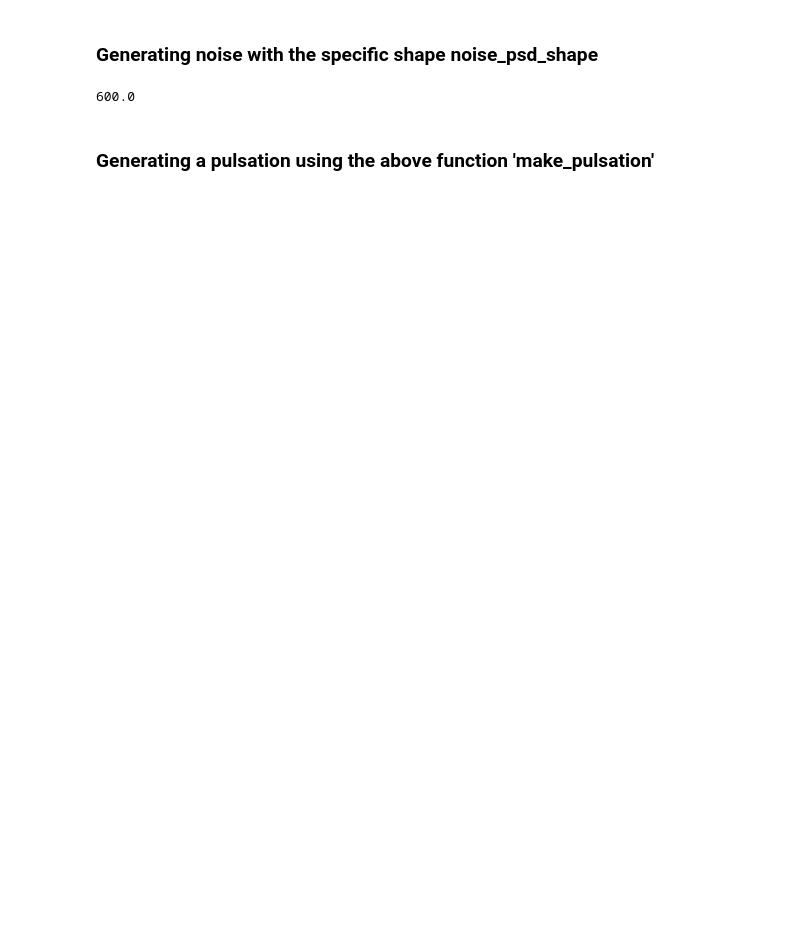
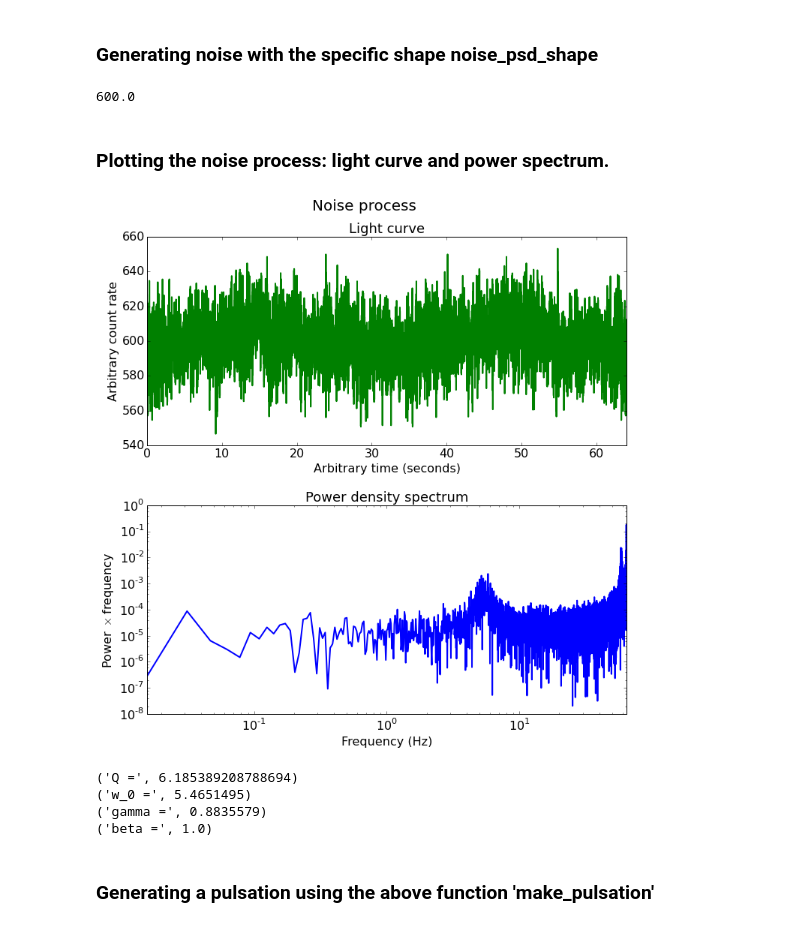
Before and after one commit to evandromr/whizzy_scripts, a Jupyter notebook: TimmerKoenig.ipynb, the cells around one changed output. Drawn from its saved outputs; the diff is of its cells as text; code cells hidden in the pictures; blank space fills up the shorter version.

```diff
--- a/TimmerKoenig.ipynb
+++ b/TimmerKoenig.ipynb
@@ -80,10 +64,11 @@ def inv_frac_rms2_norm(amplitudes, dt, n_bins, mean_rate):
 # %% [markdown]
 ### Define some basics: number of bins per segment, timestep between bins, and making the fourier frequencies.
 # %%
-n_bins = 32768
+n_bins = 8192
 # n_bins = 64
 
-dt = 1.0 / 8192.0
+dt = 64.0 / 8192.0
+print "%.15f" % dt
 # dt = 0.5
 
 df = 1.0 / dt / n_bins
@@ -166,6 +154,54 @@ time = time_bins * dt
 ## If you get a 'divide by zero' runtime error, run this box again.
 # %% [output]
 600.0
+# %% [markdown]
+### Plotting the noise process: light curve and power spectrum.
+# %%
+super_title_noise="Noise process"
+
+npn_noise = noise_power * pos_freq
+
+fig, (ax1, ax2) = plt.subplots(2,1, figsize=(10,10))
+fig.suptitle(super_title_noise, fontsize=20, y=1.03)
+
+ax1.plot(time, noise_lc, linewidth=2.0, color='g')
+ax1.set_xlabel('Arbitrary time (seconds)', fontsize=16)
+ax1.set_ylabel('Arbitrary count rate', fontsize=16)
+# ax1.set_xlim(0,0.3)
+ax1.set_xlim(np.min(time), np.max(time))
+# ax1.set_ylim(0,)
+ax1.tick_params(axis='x', labelsize=16, bottom=True, top=True, labelbottom=True, labeltop=False)
+ax1.tick_params(axis='y', labelsize=16, left=True, right=True, labelleft=True, labelright=False)
+ax1.set_title('Light curve', fontsize=18)
+
+# ax2.plot(pos_freq, pulse_power * pos_freq, linewidth=2.0)
+ax2.plot(pos_freq, npn_noise, linewidth=2.0)
+ax2.set_xscale('log')
+ax2.set_yscale('log')
+ax2.set_xlabel(r'Frequency (Hz)', fontsize=16)
+# ax2.set_ylabel(r'$\nu$ * P($\nu$) (frac. rms$^2$ $\cdot$ Hz)', fontsize=16)
+ax2.set_ylabel(r'Power $\times$ frequency', fontsize=16)
+ax2.set_xlim(0, nyquist)
+# ax2.set_xlim(0,200)
+# ax2.set_ylim(1e-5, 1e-1)
+ax2.tick_params(axis='x', labelsize=16, bottom=True, top=True, labelbottom=True, labeltop=False)
+ax2.tick_params(axis='y', labelsize=16, left=True, right=True, labelleft=True, labelright=False)
+ax2.set_title('Power density spectrum', fontsize=18)
+
+fig.tight_layout(pad=1.0, h_pad=2.0)
+plt.show()
+
+# print np.var(noise_power, ddof=1)
+print("Q =", Q)
+print("w_0 =", w_1)
+print("gamma =", gamma_1)
+print("beta =", beta)
+# %% [output]
+[figure, added]
+('Q =', 6.185389208788694)
+('w_0 =', 5.4651495)
+('gamma =', 0.8835579)
+('beta =', 1.0)
 # %% [markdown]
 ### Generating a pulsation using the above function 'make_pulsation'
 # %%
```
Also changed, not shown: parts of 16 cells of this notebook.
